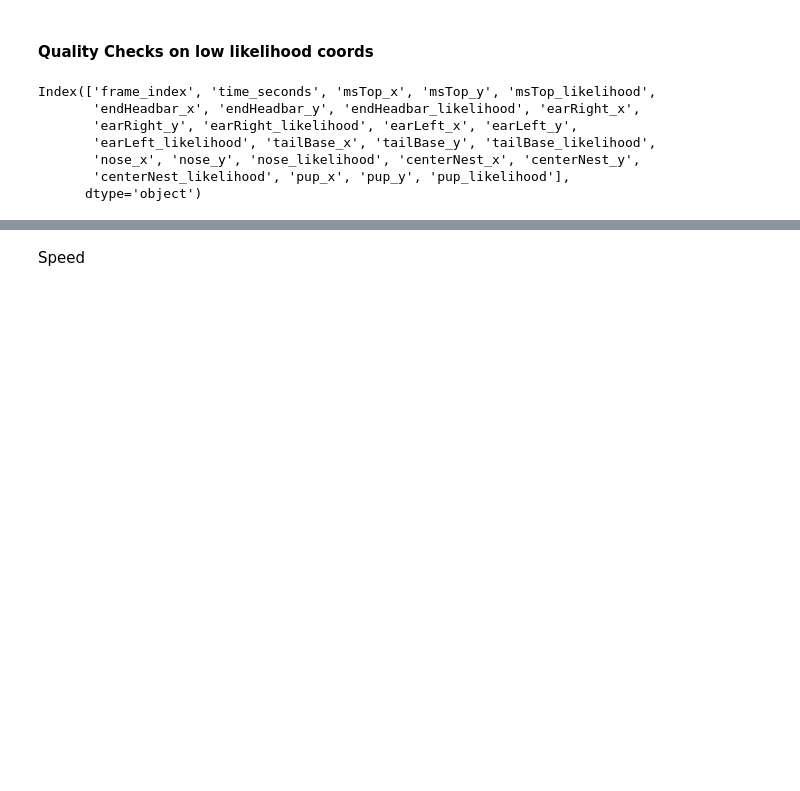
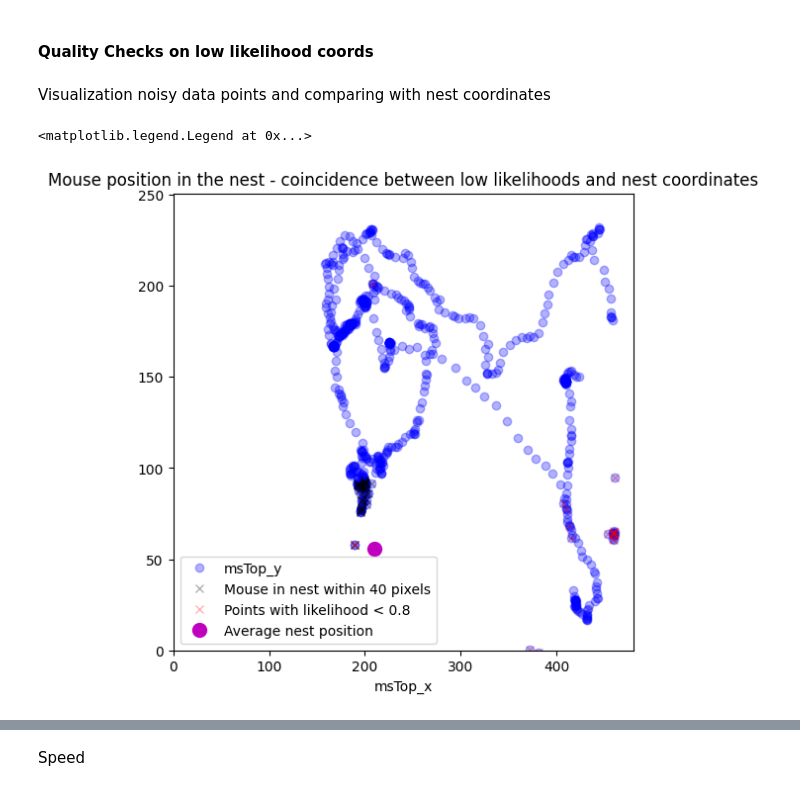
Before and after one commit to danaebroustail/Project, a Jupyter notebook: toolbox_notebook.ipynb, the cells around one changed output, grey strips where cells are left out. Drawn from its saved outputs; the diff is of its cells as text; code cells hidden in the pictures; blank space fills up the shorter version.

```diff
--- a/toolbox_notebook.ipynb
+++ b/toolbox_notebook.ipynb
@@ -113,16 +115,6 @@ trial_1_DLC.plot(x='pup_x', y='pup_y', style='o', ax=ax,xlim=(0, xlim), ylim=(0,
 [figure]
 # %% [markdown]
 #### Quality Checks on low likelihood coords ####
-# %%
-df_DLC.columns
-# %% [output]
-Index(['frame_index', 'time_seconds', 'msTop_x', 'msTop_y', 'msTop_likelihood',
-       'endHeadbar_x', 'endHeadbar_y', 'endHeadbar_likelihood', 'earRight_x',
-       'earRight_y', 'earRight_likelihood', 'earLeft_x', 'earLeft_y',
-       'earLeft_likelihood', 'tailBase_x', 'tailBase_y', 'tailBase_likelihood',
-       'nose_x', 'nose_y', 'nose_likelihood', 'centerNest_x', 'centerNest_y',
-       'centerNest_likelihood', 'pup_x', 'pup_y', 'pup_likelihood'],
-      dtype='object')
 # %%
 # might be a part of a config file
 
@@ -159 +148,39 @@ def filter_low_likelihoods_and_interpolate(df_DLC, dict_body_parts_to_coords, th
     return df
+# %% [markdown]
+Visualization noisy data points and comparing with nest coordinates
+# %%
+n = 10 # pick n in [1, 2, 3, 4, 5, 6, 7, 8, 9, 10]
+trial_DLC = BF.extract_trial_from_DLC(df_DLC, df_summary, trial_num = n)
+
+min_dist = 40 # pixels
+threshold = 0.8 # likelihood
+
+trial_DLC_flagged = BF.flag_nest_coordinates(trial_DLC, minimum_distance_to_nest=min_dist)
+
+# retrieve mask of in_nest coordinates
+mask_nest = (trial_DLC_flagged["in_nest"] == True)
+
+# retrieve points with likelihood under 80
+mask_low_likelihood = (trial_DLC_flagged["msTop_likelihood"] < threshold)
+
+# plot average of center nest points
+nest_avg_x, nest_avg_y = trial_DLC_flagged["centerNest_x"].mean(), trial_DLC_flagged["centerNest_y"].mean()
+
+# plot mouse position and highlight low likelihood points and points in the nest
+fig, ax = plt.subplots(1, 1, figsize=(6, 6))
+xlim, ylim =  max(trial_DLC_flagged['msTop_x'].max(), trial_DLC_flagged['pup_x'].max()), max(trial_DLC_flagged['msTop_y'].max(), trial_DLC_flagged['pup_y'].max())
+trial_DLC_flagged.plot(x='msTop_x', y='msTop_y', style='o', ax=ax, xlim=(0, xlim), ylim=(0, ylim), color = 'blue', alpha = 0.3)
+trial_DLC_flagged[mask_nest].plot(x='msTop_x', y='msTop_y', style='x', ax=ax, xlim=(0, xlim), ylim=(0, ylim), color = 'black', alpha = 0.3, label = f"Mouse in nest within {min_dist} pixels")
+trial_DLC_flagged[mask_low_likelihood].plot(x='msTop_x', y='msTop_y', style='x', ax=ax, xlim=(0, xlim), ylim=(0, ylim), color = 'r', alpha = 0.3, label = f"Points with likelihood < {threshold}")
+
+# plot the average nest position in magenta
+ax.plot(nest_avg_x, nest_avg_y, 'o', color = 'm', markersize = 10, label = "Average nest position")
+
+# add title
+ax.set_title("Mouse position in the nest - coincidence between low likelihoods and nest coordinates")
+
+# plot legend
+ax.legend()
+# %% [output]
+<matplotlib.legend.Legend at 0x...>
+[figure, added]
```
Also changed, not shown: parts of 17 cells of this notebook.
